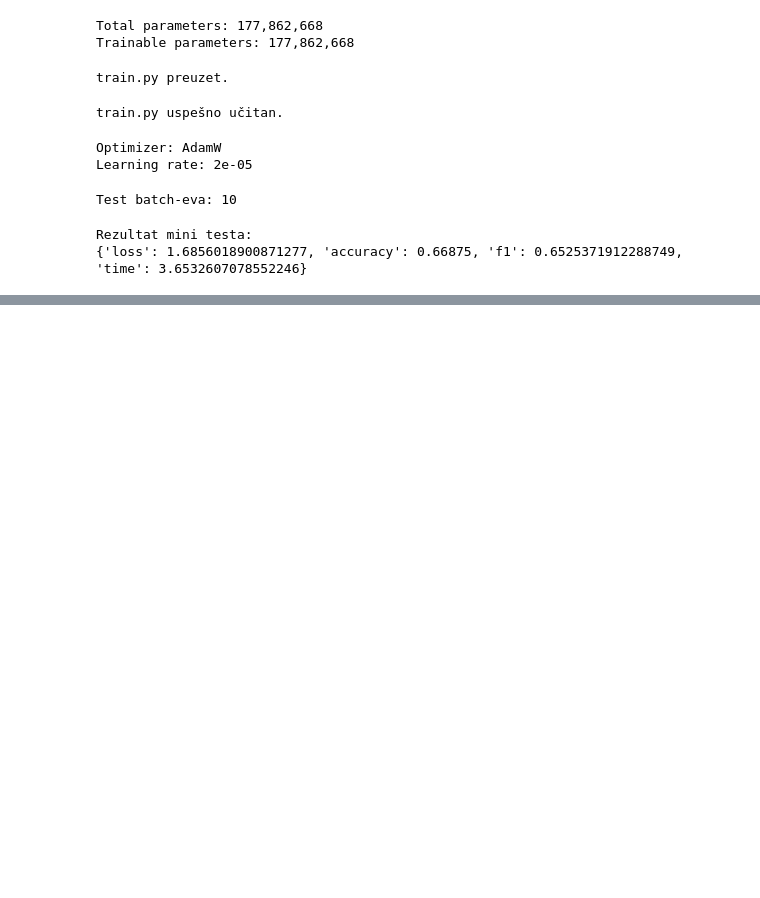
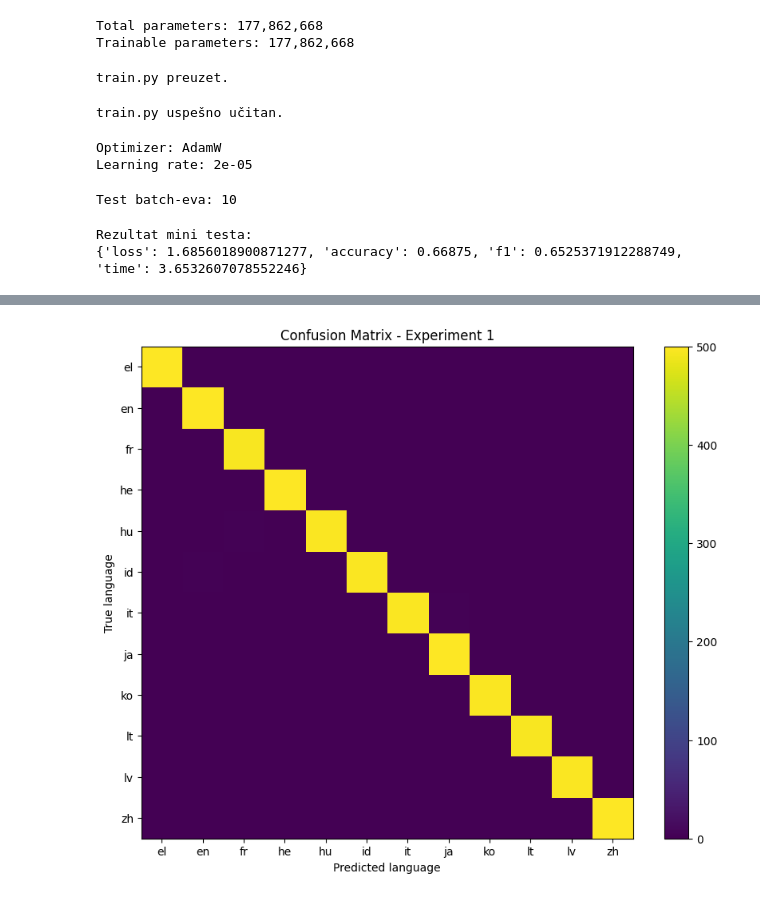
Before and after one commit to minadjordjevic/Language-Classification, a Jupyter notebook: language_classification.ipynb, the cells around one changed output, grey strips where cells are left out. Saved outputs shown, nothing was run; the diff lists cells and outputs as text; code cells hidden in the pictures; blank space fills up the shorter version.

```diff
--- a/language_classification.ipynb
+++ b/language_classification.ipynb
@@ -973,0 +1340,18 @@ Rezultat mini testa:
+# %%
+set_seed(42)
+
+experiment_1_model, experiment_1_results = run_experiment(
+    experiment_name="experiment_1_baseline",
+    model_name="bert-base-multilingual-cased",
+    num_classes=12,
+    train_loader=train_loader,
+    val_loader=val_loader,
+    test_loader=test_loader,
+    device=DEVICE,
+    learning_rate=2e-5,
+    dropout=0.1,
+    epochs=2,
+)
+
+print("\nExperiment 1 završen.")
+print(experiment_1_results)
@@ -973,0 +1439,29 @@ Rezultat mini testa:
+# %%
+from sklearn.metrics import confusion_matrix
+import matplotlib.pyplot as plt
+
+language_names = [
+    "el", "en", "fr", "he",
+    "hu", "id", "it", "ja",
+    "ko", "lt", "lv", "zh"
+]
+
+cm = confusion_matrix(
+    experiment_1_results["labels"],
+    experiment_1_results["predictions"]
+)
+
+plt.figure(figsize=(10, 8))
+plt.imshow(cm)
+plt.colorbar()
+
+plt.xticks(range(12), language_names)
+plt.yticks(range(12), language_names)
+
+plt.xlabel("Predicted language")
+plt.ylabel("True language")
+plt.title("Confusion Matrix - Experiment 1")
+
+plt.show()
+# %% [output]
+[figure, added]
```
Also changed, not shown: parts of 29 cells of this notebook.
